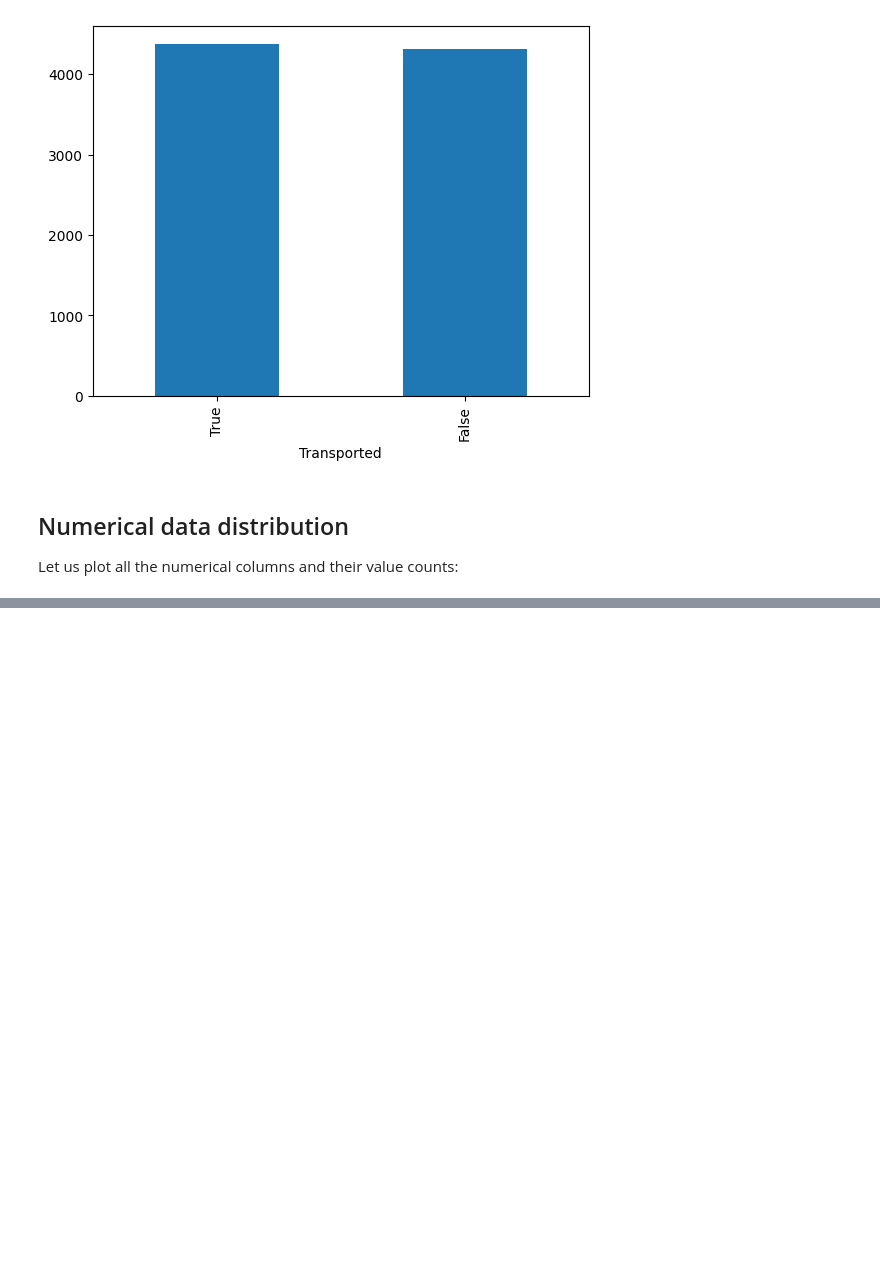
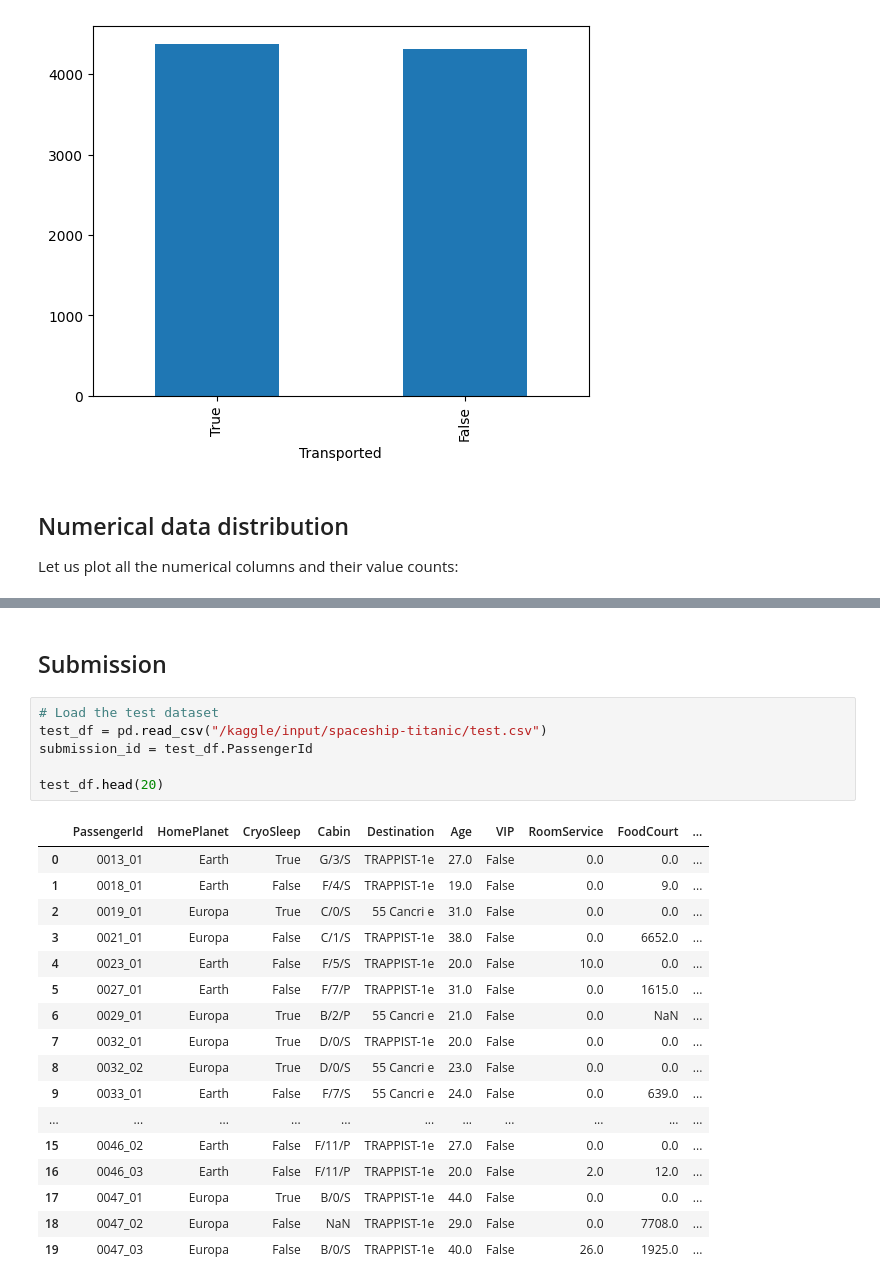
Before and after one commit to Nameless8243/Kaggle_learn, a Jupyter notebook: spaceship-titanic.ipynb, the cells around one changed output, grey strips where cells are left out. Cells and saved outputs as stored; diff of their text form; blank space fills up the shorter version.

Commit message:
Kaggle Notebook | Spaceship Titanic | Version 2

```diff
--- a/spaceship-titanic.ipynb
+++ b/spaceship-titanic.ipynb
@@ -84,0 +334,26 @@ Let us plot all the numerical columns and their value counts:
+# %% [markdown]
+## Submission
+# %%
+# Load the test dataset
+test_df = pd.read_csv("/kaggle/input/spaceship-titanic/test.csv")
+submission_id = test_df.PassengerId
+
+test_df.head(20)
+# %% [output]
+|  | PassengerId | HomePlanet | CryoSleep | Cabin | Destination | Age | VIP | RoomService | FoodCourt | ... |
+| 0 | 0013_01 | Earth | True | G/3/S | TRAPPIST-1e | 27.0 | False | 0.0 | 0.0 | ... |
+| 1 | 0018_01 | Earth | False | F/4/S | TRAPPIST-1e | 19.0 | False | 0.0 | 9.0 | ... |
+| 2 | 0019_01 | Europa | True | C/0/S | 55 Cancri e | 31.0 | False | 0.0 | 0.0 | ... |
+| 3 | 0021_01 | Europa | False | C/1/S | TRAPPIST-1e | 38.0 | False | 0.0 | 6652.0 | ... |
+| 4 | 0023_01 | Earth | False | F/5/S | TRAPPIST-1e | 20.0 | False | 10.0 | 0.0 | ... |
+| 5 | 0027_01 | Earth | False | F/7/P | TRAPPIST-1e | 31.0 | False | 0.0 | 1615.0 | ... |
+| 6 | 0029_01 | Europa | True | B/2/P | 55 Cancri e | 21.0 | False | 0.0 | NaN | ... |
+| 7 | 0032_01 | Europa | True | D/0/S | TRAPPIST-1e | 20.0 | False | 0.0 | 0.0 | ... |
+| 8 | 0032_02 | Europa | True | D/0/S | 55 Cancri e | 23.0 | False | 0.0 | 0.0 | ... |
+| 9 | 0033_01 | Earth | False | F/7/S | 55 Cancri e | 24.0 | False | 0.0 | 639.0 | ... |
+| ... | ... | ... | ... | ... | ... | ... | ... | ... | ... | ... |
+| 15 | 0046_02 | Earth | False | F/11/P | TRAPPIST-1e | 27.0 | False | 0.0 | 0.0 | ... |
+| 16 | 0046_03 | Earth | False | F/11/P | TRAPPIST-1e | 20.0 | False | 2.0 | 12.0 | ... |
+| 17 | 0047_01 | Europa | True | B/0/S | TRAPPIST-1e | 44.0 | False | 0.0 | 0.0 | ... |
+| 18 | 0047_02 | Europa | False | NaN | TRAPPIST-1e | 29.0 | False | 0.0 | 7708.0 | ... |
+| 19 | 0047_03 | Europa | False | B/0/S | TRAPPIST-1e | 40.0 | False | 26.0 | 1925.0 | ... |
```
Also changed, not shown: parts of 41 cells of this notebook.
